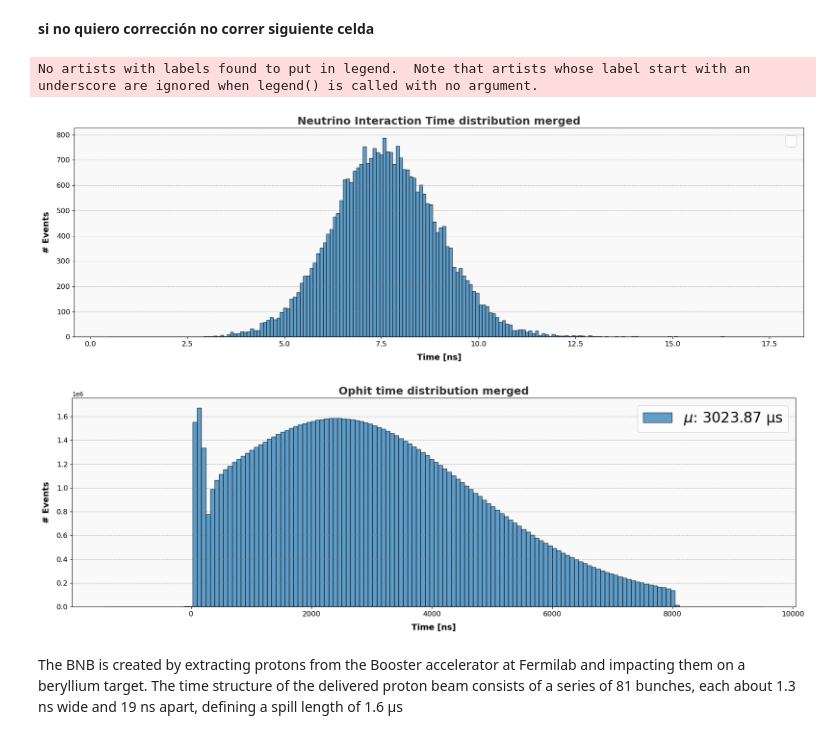
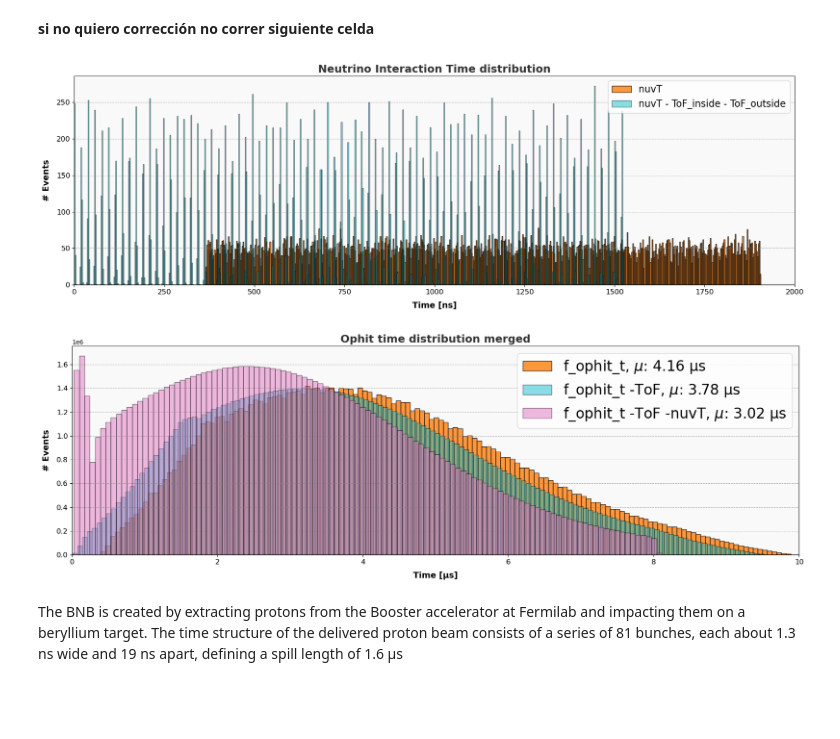
Before and after one commit to CIEMAT-Neutrino/AI_nuvT, a Jupyter notebook: 1_Preprocessing_&_2_PE_time_matrices.ipynb, the cells around one changed output. Drawn from its saved outputs; the diff is of its cells as text; code cells hidden in the pictures; blank space fills up the shorter version.

Commit message:
new images in 4 and new tries in 6

```diff
--- a/1_Preprocessing_&_2_PE_time_matrices.ipynb
+++ b/1_Preprocessing_&_2_PE_time_matrices.ipynb
@@ -66,5 +66,7 @@ f_ophit_t = ak.Array(f_ophit_t)
 # %%
 #ToF outside solo añade un shift global. ToF inside no se le mete a hit_t porque debe intentar predecirlo. Hit_t no sé si tiene sentido hacer el módulo 19 pero creo que no.
 #hit_nuvT_c= np.mod(hit_nuvT - ToF_outside - ToF_inside, bunch_separation)
-nuvT_c= nuvT - ToF_inside - ToF_outside + 7
-nuvT_c_bunch = (nuvT_c % bunch_separation + bunch_separation) % bunch_separation
+nuvT_c= nuvT - ToF_inside - ToF_outside
+nuvT_c_bunch = np.mod(nuvT_c + 7, bunch_separation) # +7 is to center the distribution
+f_ophit_t_c_1 = f_ophit_t*1000 - ToF_inside - ToF_outside
+f_ophit_t_c_2 = f_ophit_t*1000 - ToF_inside - ToF_outside - ak.flatten(nuvT_c)
@@ -81,19 +81,21 @@ import awkward as ak
 
 
 # Calculate the standard deviation
-std_dev = np.std(nuvT_c_bunch)
+std_dev = np.std(nuvT)
+std_dev2 = np.std(nuvT_c + ToF_outside)
 
 # Set up the plot
 plt.figure(figsize=(18, 6))
-plt.hist(nuvT_c_bunch, bins=200, color='#1f77b4', edgecolor='black', alpha=0.7)
+plt.hist(nuvT, bins=600, color='#ff7f0e', edgecolor='black', alpha=0.8, label='nuvT')
+plt.hist(nuvT_c, bins=600, color='#17becf', edgecolor='black', alpha=0.5, label='nuvT - ToF_inside - ToF_outside')
 
 # Customize the title and labels
-plt.title('Neutrino Interaction Time distribution merged', fontsize=18, fontweight='bold', color='#333333')
+plt.title('Neutrino Interaction Time distribution', fontsize=18, fontweight='bold', color='#333333')
 plt.xlabel('Time [ns]', fontsize=14, labelpad=10, fontweight='bold')
 plt.ylabel('# Events', fontsize=14, labelpad=10, fontweight='bold')
 
 # Set axis limits
-#plt.xlim(0, 20)
+plt.xlim(0, 2000)
 plt.ylim(0, None)
 
 # Enhance the grid and axis appearance
@@ -105,14 +107,13 @@ plt.yticks(fontsize=12)
 plt.gca().set_facecolor('#f9f9f9')
 
 # Add a legend
-plt.legend(fontsize=24)
+plt.legend(fontsize=16)
 
 # Show the plot
 plt.tight_layout()
 plt.show()
 # %% [output]
-No artists with labels found to put in legend.  Note that artists whose label start with an underscore are ignored when legend() is called with no argument.
-[figure, old version]
+[figure, new version]
 # %%
 import matplotlib.pyplot as plt
 import numpy as np
@@ -120,41 +121,48 @@ import awkward as ak
 
 # Assuming hit_nuvT, ToF_outside_set0, and ToF_inside are defined awkward arrays
 
-flatten = ak.flatten(f_ophit_t_c,axis=None)
+flatten = ak.flatten(f_ophit_t,axis=None)
+flatten1 = ak.flatten(f_ophit_t_c_1/1000,axis=None)
+flatten2 = ak.flatten(f_ophit_t_c_2/1000,axis=None)
 
 # Calculate the standard deviation
 std_dev = np.mean(flatten)
+std_dev1 = np.mean(flatten1)
+std_dev2 = np.mean(flatten2)
 
 # Set up the plot
 plt.figure(figsize=(18, 6))
-plt.hist(flatten, bins=150, color='#1f77b4', edgecolor='black', alpha=0.7, label=f'$\mu$: {std_dev:.2f} μs')
+plt.hist(flatten, bins=150, color='#ff7f0e', edgecolor='black', alpha=0.8, label=f'f_ophit_t, $\mu$: {std_dev:.2f} μs')  # Azul
+plt.hist(flatten1, bins=150, color='#17becf', edgecolor='black', alpha=0.5, label=f'f_ophit_t -ToF, $\mu$: {std_dev1:.2f} μs')  # Verde
+plt.hist(flatten2, bins=150, color='#e377c2', edgecolor='black', alpha=0.5, label=f'f_ophit_t -ToF -nuvT, $\mu$: {std_dev2:.2f} μs')  # Púrpura
+
 
 # Customize the title and labels
 plt.title('Ophit time distribution merged', fontsize=18, fontweight='bold', color='#333333')
-plt.xlabel('Time [ns]', fontsize=14, labelpad=10, fontweight='bold')
+plt.xlabel('Time [µs]', fontsize=14, labelpad=10, fontweight='bold')
 plt.ylabel('# Events', fontsize=14, labelpad=10, fontweight='bold')
 
 # Set axis limits
-#plt.xlim(0, 20)
+plt.xlim(0, 10)
 plt.ylim(0, None)
 
 # Enhance the grid and axis appearance
 plt.grid(axis='y', linestyle='--', alpha=0.6, color='gray')
 plt.xticks(fontsize=12)
 plt.yticks(fontsize=12)
 plt.ticklabel_format(axis="y", style="sci", scilimits=(0,0))  # Forces scientific notation on the y-axis
 
 # Add a light background color for the plot area to add contrast
 plt.gca().set_facecolor('#f9f9f9')
 
 # Add a legend
 plt.legend(fontsize=24)
 
 # Show the plot
 plt.tight_layout()
 plt.show()
 # %% [output]
-[figure, old version]
+[figure, new version]
 # %% [markdown]
 The BNB is created by extracting protons from the Booster accelerator at Fermilab and impacting them on a beryllium target. The time structure of the delivered proton beam consists of a series of 81 bunches, each about 1.3 ns wide and 19 ns apart, defining a spill length of 1.6 µs
 # %% [markdown]
```
Also changed, not shown: parts of 5 cells of this notebook, 2 other files.
